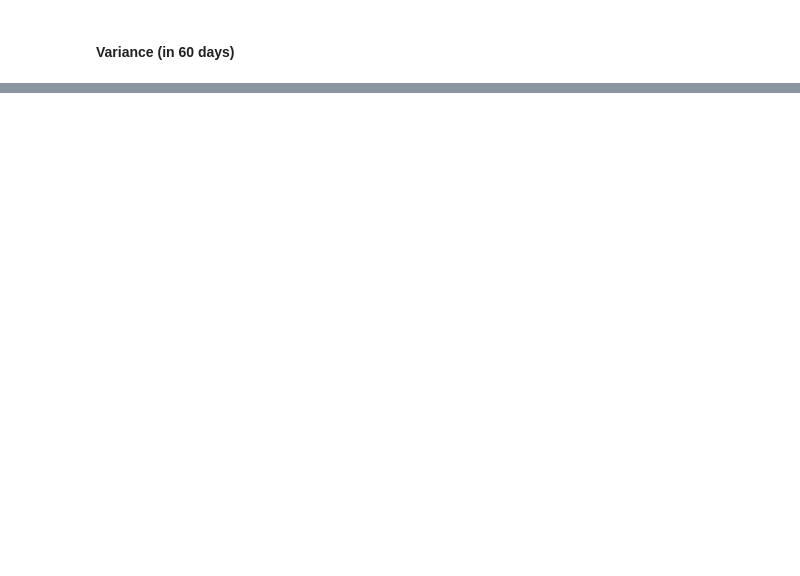
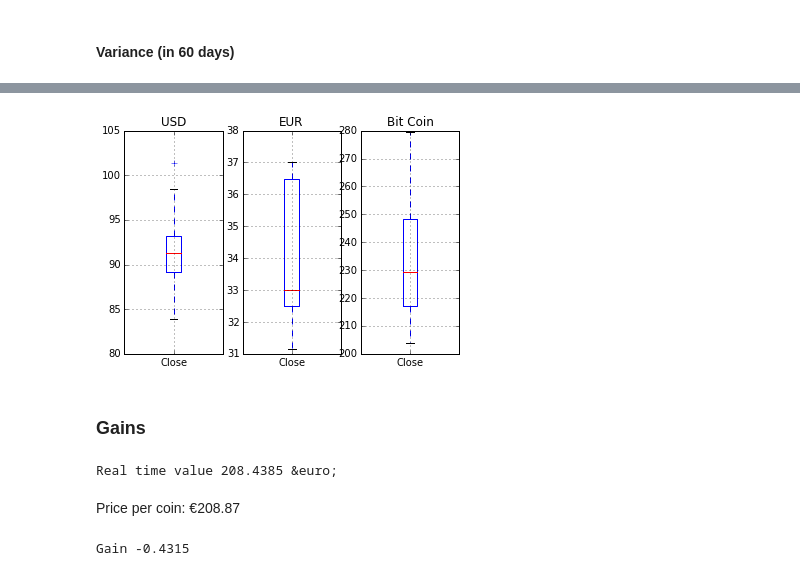
Before and after one commit to uolter/BitCoin, a Jupyter notebook: bitcoin_history_data.ipynb, the cells around one changed output, grey strips where cells are left out. Saved outputs shown, nothing was run; the diff lists cells and outputs as text; code cells hidden in the pictures; blank space fills up the shorter version.

```diff
--- a/bitcoin_history_data.ipynb
+++ b/bitcoin_history_data.ipynb
@@ -103,0 +99,40 @@ bcdf['Close'].var()
+# %%
+fig = plt.figure()
+ax1 = fig.add_subplot(1,3,1)
+ax1.set_title(SYMBOL[0])
+# ax1.title(SYMBOL[0])
+ax1 = df1.boxplot(column='Close', return_type='axes')
+
+
+ax2 = fig.add_subplot(1,3,2)
+# ax2.plt.title(SYMBOL[1])
+ax2.set_title(SYMBOL[1])
+ax2 = df2.boxplot(column='Close', return_type='axes')
+
+ax3 = fig.add_subplot(1,3,3)
+# ax3.plt.title(SYMBOL[1])
+ax3.set_title('Bit Coin')
+ax3 = bcdf.boxplot(column='Close', return_type='axes')
+# %% [output]
+[figure, added]
+# %% [markdown]
+### Gains
+# %%
+REAL_TIME_VALE_API = 'http://api.coindesk.com/v1/bpi/currentprice.json'
+# REAL_TIME_VALE_API = "http://btc.blockr.io/api/v1/coin/info"
+r = requests.get(REAL_TIME_VALE_API)
+cur_value = 1
+if r.status_code == 200:
+    _j = r.json()['bpi']['EUR']
+    cur_value = float(_j['rate'])
+    print("Real time value {} {}".format(_j['rate'], _j['symbol']))
+# %% [output]
+Real time value 208.4385 &euro;
+# %% [markdown]
+Price per coin: €208.87
+# %%
+price_x_coin = 208.87
+gain= float(cur_value) - float(price_x_coin)
+print("Gain {}".format(gain))
+# %% [output]
+Gain -0.4315
```
Also changed, not shown: parts of 17 cells of this notebook.
